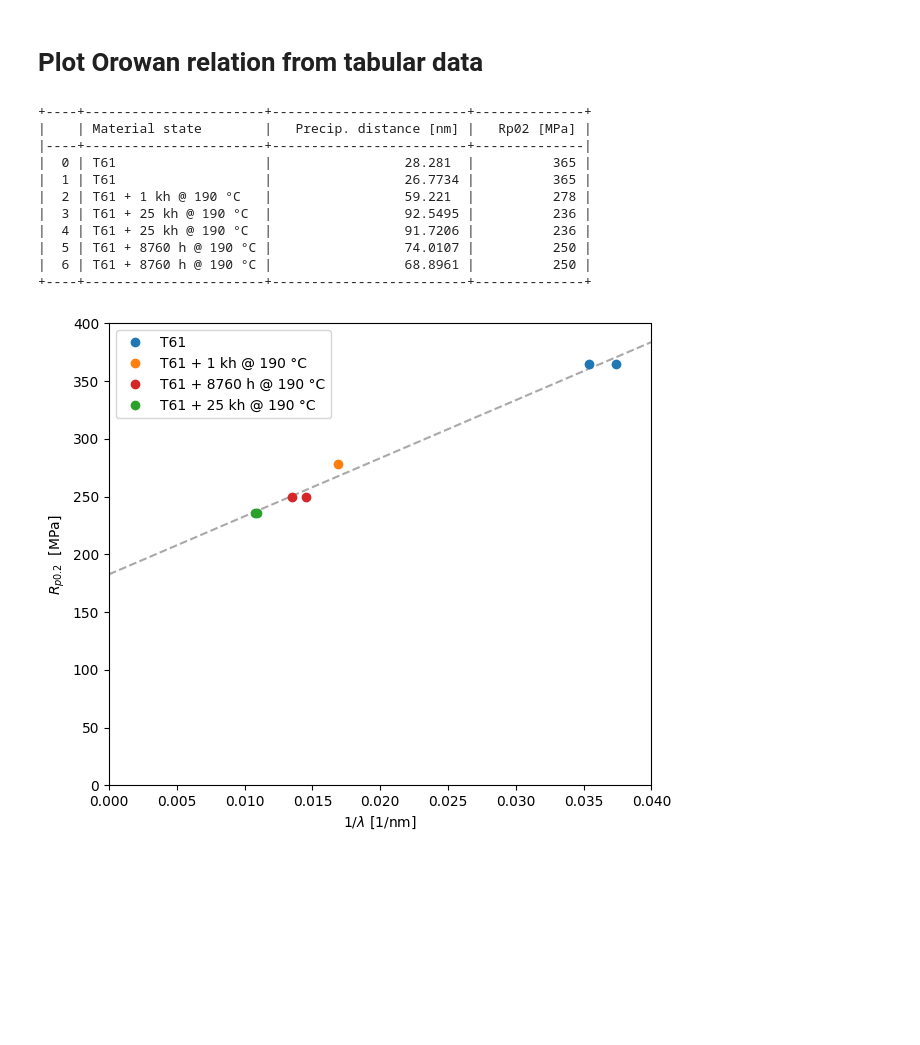
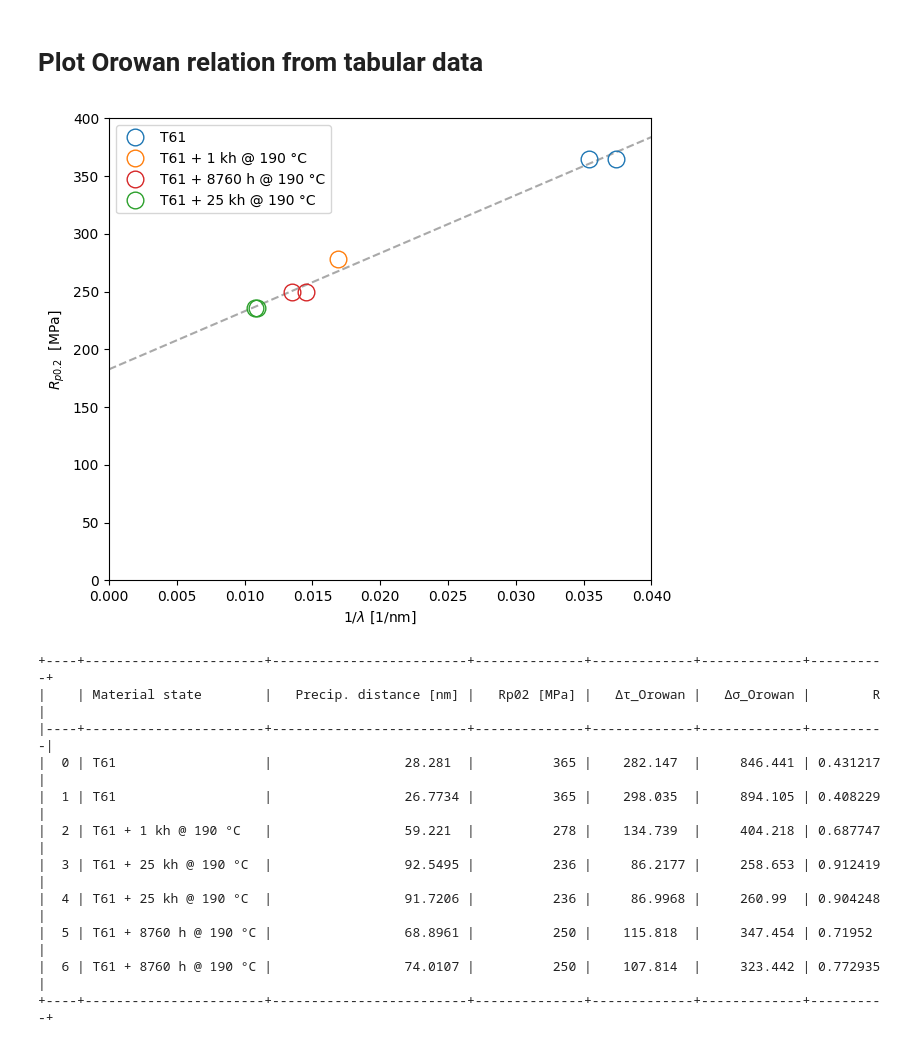
Before and after one commit to materialdigital/demo-orowan, a Jupyter notebook: orowan_mechanism_demo.ipynb, the cells around one changed output. Drawn from its saved outputs; the diff is of its cells as text; code cells hidden in the pictures; blank space fills up the shorter version.

```diff
--- a/orowan_mechanism_demo.ipynb
+++ b/orowan_mechanism_demo.ipynb
@@ -1024,44 +1021,52 @@ Y = df["rp02_value"]
 
 slope, intercept, r, p, se = linregress(X, Y)
 x = np.linspace(0, 0.04)
 plt.plot(x, slope*x+intercept, "--", color="darkgrey")
 
 # ... then the individual datapoints on top
 for designation, group in df.groupby(by="matl_designation_tem_specimen"):
     X = 1./group["avg_distance_value"]
     Y = group["rp02_value"]
-    plt.plot(X, Y, marker="o", label=designation, linestyle="none")
+    plt.plot(X, Y, marker="o", label=designation, linestyle="none", fillstyle="none", markersize=12)
 
 
 
 handles, labels = plt.gca().get_legend_handles_labels()
 new_order = [0, 1, 3, 2]
 ordered_handles = [handles[idx] for idx in new_order]
 ordered_labels  = [labels[idx] for idx in new_order]
 plt.legend(ordered_handles, ordered_labels)
 plt.xlim(0,0.04)
 plt.ylim(0,400)
 plt.xlabel("$1/\lambda$ [1/nm]")
 plt.ylabel("$R_{p0.2}$  [MPa]")
 #plt.title("Correlation according to Orowan")
 
 mapper = {"matl_designation_tem_specimen":"Material state",
           "avg_distance_value":"Precip. distance [nm]",
           "rp02_value":"Rp02 [MPa]"}
 tbl = df[["matl_designation_tem_specimen", "avg_distance_value", "rp02_value"]].rename(columns=mapper)
-print(tabulate.tabulate(tbl, headers='keys', tablefmt='psql'))
 plt.savefig("orowan.png", dpi=600)
 plt.show()
+l = tbl["Precip. distance [nm]"] # TODO: 3D projection required because glide plane is tilted wrt. precip habitat direction
+G = 27900. # MPa
+b = 0.286 # nm
+tbl["Δτ_Orowan"] = G*b/l
+tbl["Δσ_Orowan"] = 3*tbl["Δτ_Orowan"] # Typical approximation
+
+tbl["R"] = tbl["Rp02 [MPa]"]/tbl["Δσ_Orowan"] # Trend?
+
+print(tabulate.tabulate(tbl, headers='keys', tablefmt='psql'))
 # %% [output]
+[figure, new version]
-+----+-----------------------+-------------------------+--------------+
-|    | Material state        |   Precip. distance [nm] |   Rp02 [MPa] |
-|----+-----------------------+-------------------------+--------------|
-|  0 | T61                   |                 28.281  |          365 |
-|  1 | T61                   |                 26.7734 |          365 |
-|  2 | T61 + 1 kh @ 190 °C   |                 59.221  |          278 |
-|  3 | T61 + 25 kh @ 190 °C  |                 92.5495 |          236 |
-|  4 | T61 + 25 kh @ 190 °C  |                 91.7206 |          236 |
-|  5 | T61 + 8760 h @ 190 °C |                 74.0107 |          250 |
-|  6 | T61 + 8760 h @ 190 °C |                 68.8961 |          250 |
-+----+-----------------------+-------------------------+--------------+
++----+-----------------------+-------------------------+--------------+-------------+-------------+----------+
+|    | Material state        |   Precip. distance [nm] |   Rp02 [MPa] |   Δτ_Orowan |   Δσ_Orowan |        R |
+|----+-----------------------+-------------------------+--------------+-------------+-------------+----------|
+|  0 | T61                   |                 28.281  |          365 |    282.147  |     846.441 | 0.431217 |
+|  1 | T61                   |                 26.7734 |          365 |    298.035  |     894.105 | 0.408229 |
+|  2 | T61 + 1 kh @ 190 °C   |                 59.221  |          278 |    134.739  |     404.218 | 0.687747 |
+|  3 | T61 + 25 kh @ 190 °C  |                 92.5495 |          236 |     86.2177 |     258.653 | 0.912419 |
+|  4 | T61 + 25 kh @ 190 °C  |                 91.7206 |          236 |     86.9968 |     260.99  | 0.904248 |
+|  5 | T61 + 8760 h @ 190 °C |                 68.8961 |          250 |    115.818  |     347.454 | 0.71952  |
+|  6 | T61 + 8760 h @ 190 °C |                 74.0107 |          250 |    107.814  |     323.442 | 0.772935 |
++----+-----------------------+-------------------------+--------------+-------------+-------------+----------+
-[figure, old version]
```
Also changed, not shown: parts of 7 cells of this notebook.
